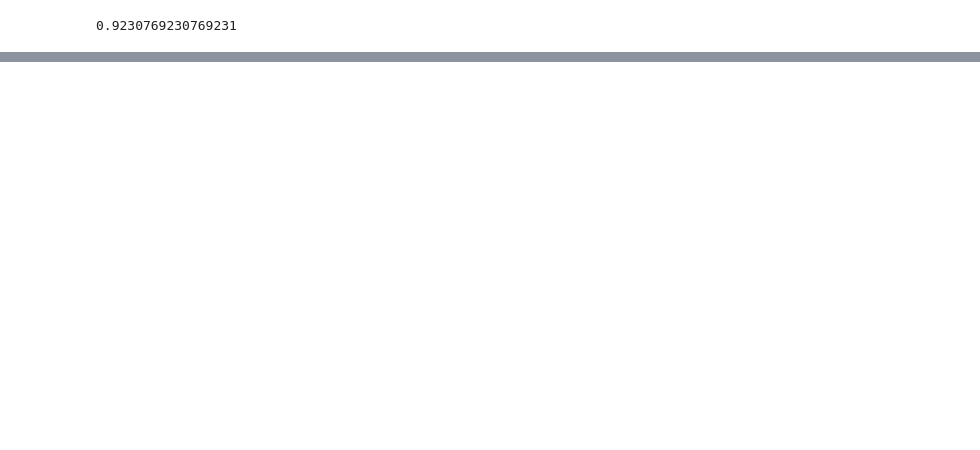
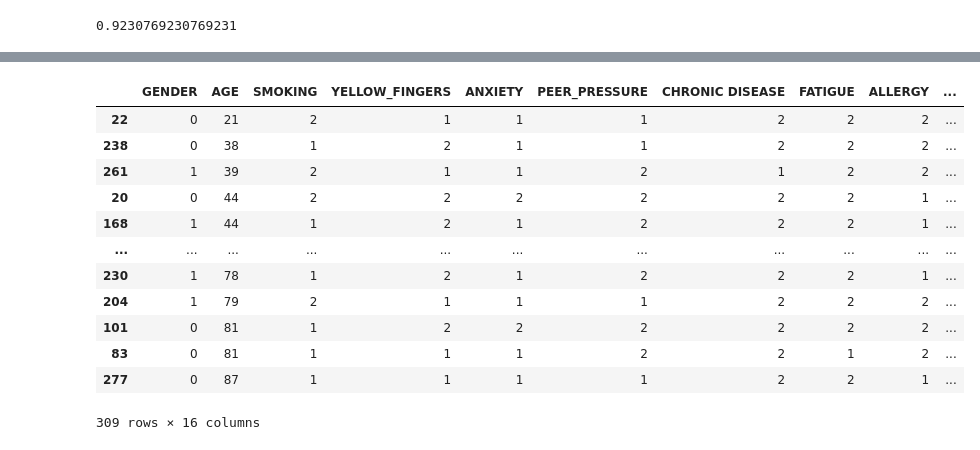
Before and after one commit to MervePayar/PythonProjects, a Jupyter notebook: LUNG_CANCER.ipynb, the cells around one changed output, grey strips where cells are left out. Drawn from its saved outputs; the diff is of its cells as text; code cells hidden in the pictures; blank space fills up the shorter version.

```diff
--- a/LUNG_CANCER.ipynb
+++ b/LUNG_CANCER.ipynb
@@ -237,0 +254,16 @@ print(accuracy_KNN)
+# %%
+df.sort_values(by="AGE")
+# %% [output]
+|  | GENDER | AGE | SMOKING | YELLOW_FINGERS | ANXIETY | PEER_PRESSURE | CHRONIC DISEASE | FATIGUE | ALLERGY | ... |
+| 22 | 0 | 21 | 2 | 1 | 1 | 1 | 2 | 2 | 2 | ... |
+| 238 | 0 | 38 | 1 | 2 | 1 | 1 | 2 | 2 | 2 | ... |
+| 261 | 1 | 39 | 2 | 1 | 1 | 2 | 1 | 2 | 2 | ... |
+| 20 | 0 | 44 | 2 | 2 | 2 | 2 | 2 | 2 | 1 | ... |
+| 168 | 1 | 44 | 1 | 2 | 1 | 2 | 2 | 2 | 1 | ... |
+| ... | ... | ... | ... | ... | ... | ... | ... | ... | ... | ... |
+| 230 | 1 | 78 | 1 | 2 | 1 | 2 | 2 | 2 | 1 | ... |
+| 204 | 1 | 79 | 2 | 1 | 1 | 1 | 2 | 2 | 2 | ... |
+| 101 | 0 | 81 | 1 | 2 | 2 | 2 | 2 | 2 | 2 | ... |
+| 83 | 0 | 81 | 1 | 1 | 1 | 2 | 2 | 1 | 2 | ... |
+| 277 | 0 | 87 | 1 | 1 | 1 | 1 | 2 | 2 | 1 | ... |
+309 rows × 16 columns
```
Also changed, not shown: parts of 10 cells of this notebook.
